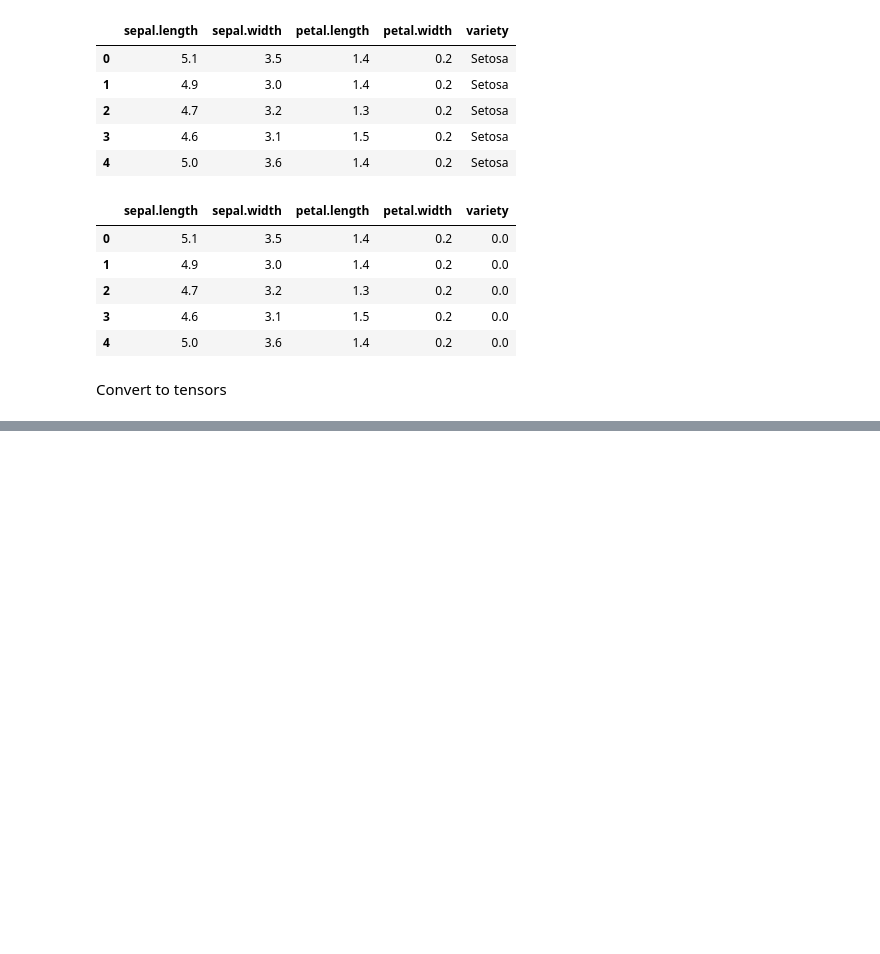
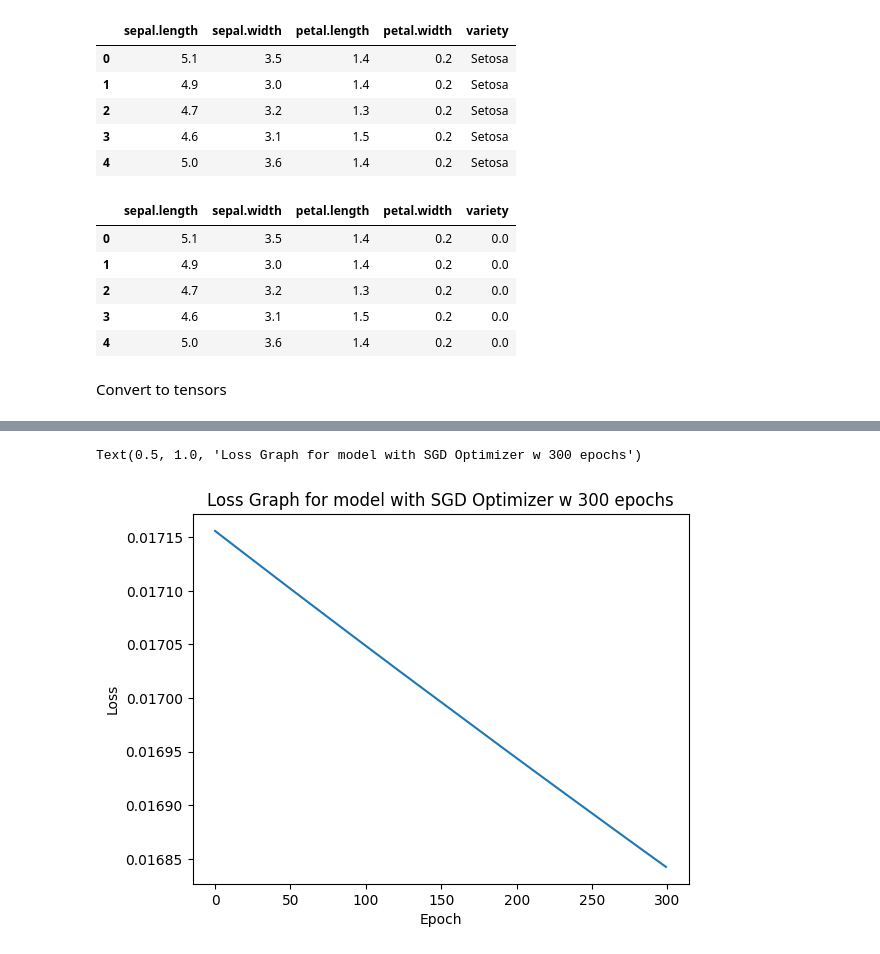
Before and after one commit to HelloPenguin1/Pytorch_learning, a Jupyter notebook: Pytorch_Tutorial1.ipynb, the cells around one changed output, grey strips where cells are left out. Drawn from its saved outputs; the diff is of its cells as text; code cells hidden in the pictures; blank space fills up the shorter version.

```diff
--- a/Pytorch_Tutorial1.ipynb
+++ b/Pytorch_Tutorial1.ipynb
@@ -178,0 +235,16 @@ Text(0.5, 0, 'Epoch')
+# %%
+epochs =300
+losses2 = []
+for i in range(epochs):
+  y_pred = model.forward(X_train)
+  loss = loss_type(y_pred, y_train)
+
+  losses2.append(loss.detach().numpy()) # Corrected: appending to losses2
+
+  if i%10==0:
+    print(f"Epoch: {i} and Loss: {loss}")
+
+  #backpropagation
+  optimizer.zero_grad()
+  loss.backward()
+  optimizer2.step()
@@ -178,0 +269,8 @@ Text(0.5, 0, 'Epoch')
+# %%
+plt.plot(range(epochs), losses2)
+plt.ylabel('Loss')
+plt.xlabel('Epoch')
+plt.title('Loss Graph for model with SGD Optimizer w 300 epochs')
+# %% [output]
+Text(0.5, 1.0, 'Loss Graph for model with SGD Optimizer w 300 epochs')
+[figure, added]
```
Also changed, not shown: parts of 17 cells of this notebook.
